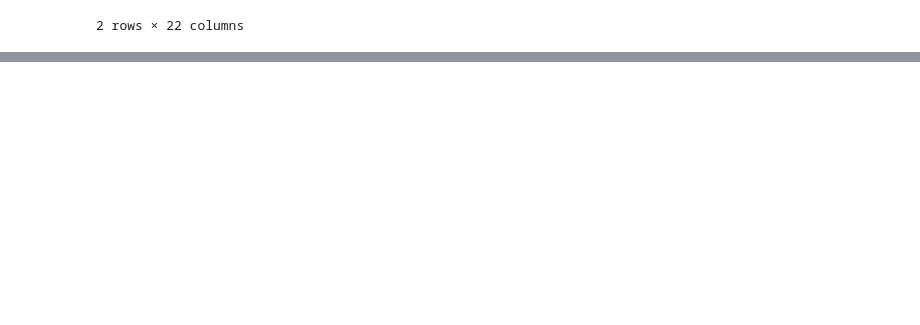
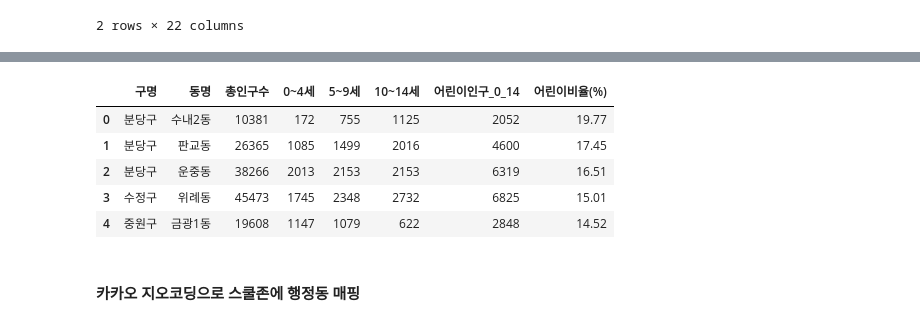
Before and after one commit to jimena1lee/1stProject_MSAI09, a Jupyter notebook: Preprocessing/preprocessing.ipynb, the cells around one changed output, grey strips where cells are left out. Cells and saved outputs as stored; diff of their text form; code cells hidden in the pictures; blank space fills up the shorter version.

```diff
--- a/Preprocessing/preprocessing.ipynb
+++ b/Preprocessing/preprocessing.ipynb
@@ -1107,0 +1136,11 @@ df.head(2)
+# %%
+child_population.head()
+# %% [output]
+|  | 구명 | 동명 | 총인구수 | 0~4세 | 5~9세 | 10~14세 | 어린이인구_0_14 | 어린이비율(%) |
+| 0 | 분당구 | 수내2동 | 10381 | 172 | 755 | 1125 | 2052 | 19.77 |
+| 1 | 분당구 | 판교동 | 26365 | 1085 | 1499 | 2016 | 4600 | 17.45 |
+| 2 | 분당구 | 운중동 | 38266 | 2013 | 2153 | 2153 | 6319 | 16.51 |
+| 3 | 수정구 | 위례동 | 45473 | 1745 | 2348 | 2732 | 6825 | 15.01 |
+| 4 | 중원구 | 금광1동 | 19608 | 1147 | 1079 | 622 | 2848 | 14.52 |
+# %% [markdown]
+#### 카카오 지오코딩으로 스쿨존에 행정동 매핑
```
Also changed, not shown: parts of 9 cells of this notebook, 6 other files.
